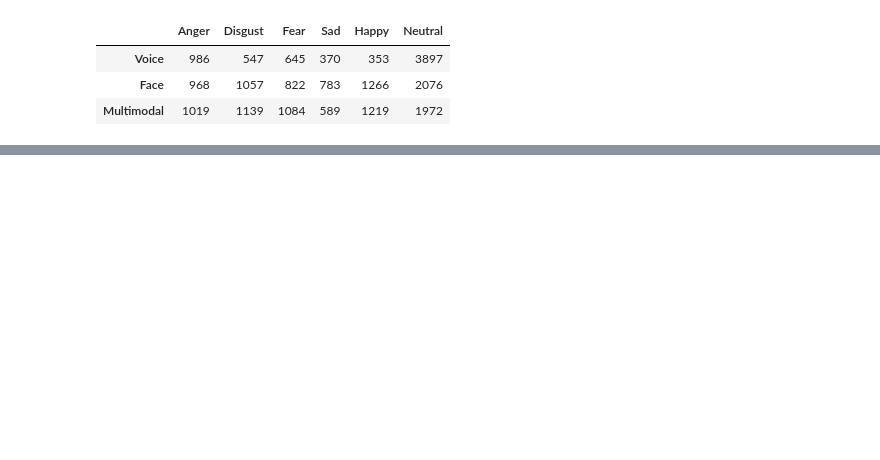
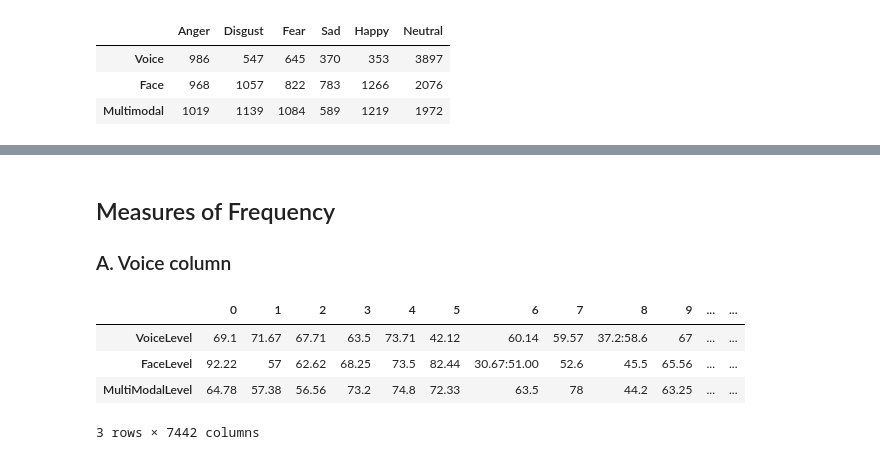
Before and after one commit to IggyBal/CRY-Baby_Empathetic_Dataset_Multimodal, a Jupyter notebook: Dataset_analysis.ipynb, the cells around one changed output, grey strips where cells are left out. Cells and saved outputs as stored; diff of their text form; code cells hidden in the pictures; blank space fills up the shorter version.

```diff
--- a/Dataset_analysis.ipynb
+++ b/Dataset_analysis.ipynb
@@ -165,0 +213,3 @@ array([<AxesSubplot:title={'center':'Anger'}>,
+# %% [markdown]
+## Measures of Frequency
+### A. Voice column
@@ -165,0 +218,10 @@ array([<AxesSubplot:title={'center':'Anger'}>,
+# %%
+leveldf = dataset[["VoiceLevel", "FaceLevel", "MultiModalLevel"]]
+leveldf = leveldf.T
+leveldf
+# %% [output]
+|  | 0 | 1 | 2 | 3 | 4 | 5 | 6 | 7 | 8 | 9 | ... | ... |
+| VoiceLevel | 69.1 | 71.67 | 67.71 | 63.5 | 73.71 | 42.12 | 60.14 | 59.57 | 37.2:58.6 | 67 | ... | ... |
+| FaceLevel | 92.22 | 57 | 62.62 | 68.25 | 73.5 | 82.44 | 30.67:51.00 | 52.6 | 45.5 | 65.56 | ... | ... |
+| MultiModalLevel | 64.78 | 57.38 | 56.56 | 73.2 | 74.8 | 72.33 | 63.5 | 78 | 44.2 | 63.25 | ... | ... |
+3 rows × 7442 columns
```
Also changed, not shown: parts of 27 cells of this notebook, 3 other files.
